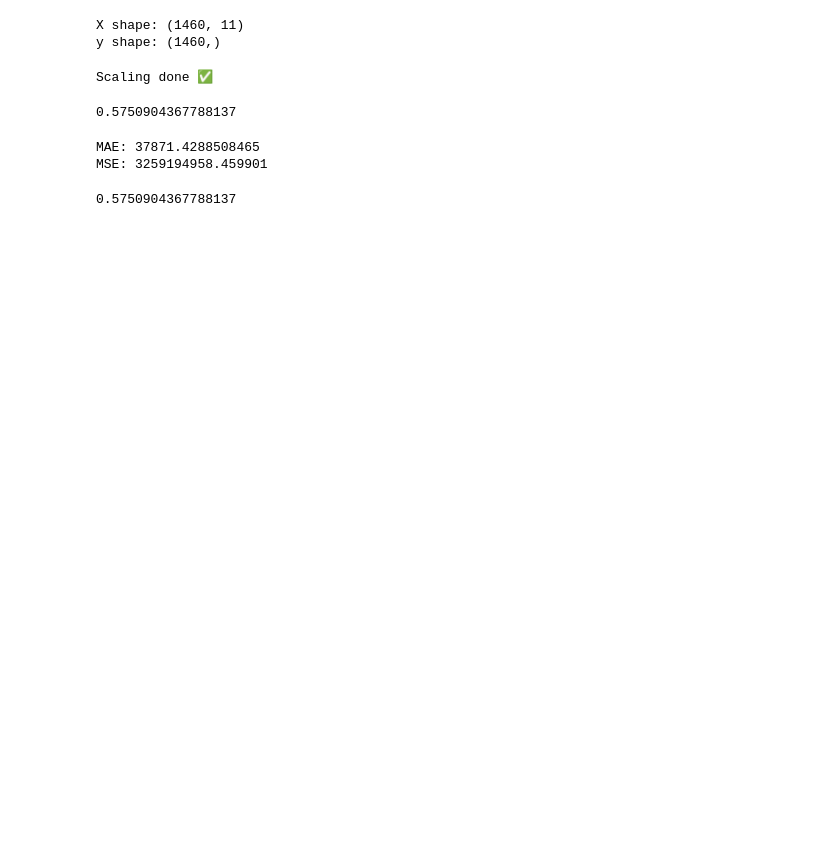
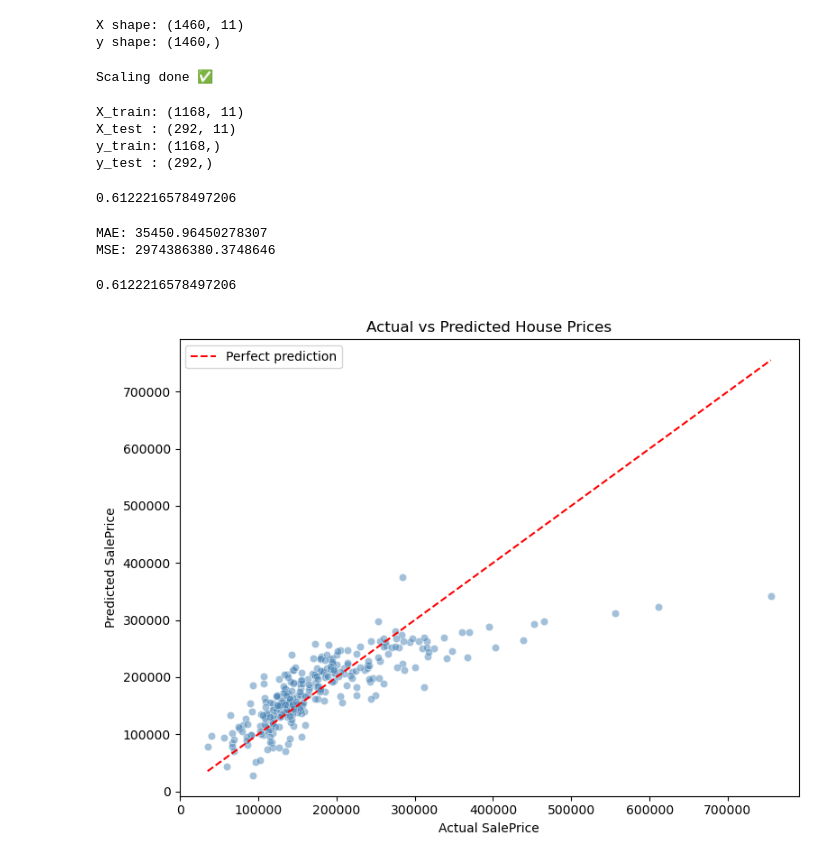
Before and after one commit to madhav-rana/homevista-house-price-prediction, a Jupyter notebook: house_price_predictor.ipynb, the cells around one changed output. Cells and saved outputs as stored; diff of their text form; code cells hidden in the pictures; blank space fills up the shorter version.

Commit message:
add: plot to  Visualise predictions vs actual value, r2_score : 0.612

```diff
--- a/house_price_predictor.ipynb
+++ b/house_price_predictor.ipynb
@@ -159,26 +159,23 @@ print("Scaling done ✅")
 # %% [output]
 Scaling done ✅
 # %%
+# ── Train Test Split ──────────────────────────────────
+
 from sklearn.model_selection import train_test_split
 
-# Splitting the data
-X_train, X_test, y_train, y_test = train_test_split(X, y, test_size=0.2, random_state=42)
+# 20% for testing
+X_train, X_test, y_train, y_test = train_test_split(X_scaled, y, test_size=0.2, random_state=42)
 
-
-
-# ── Train Test Split ──────────────────────────────────
-from sklearn.model_selection import train_test_split
-
-X_train, X_test, y_train, y_test = train_test_split(
-    X_scaled, y,
-    test_size=0.2,      # 20% for testing
-    random_state=42     # so results are reproducible
-)
 
 print("X_train:", X_train.shape)
 print("X_test :", X_test.shape)
 print("y_train:", y_train.shape)
 print("y_test :", y_test.shape)
+# %% [output]
+X_train: (1168, 11)
+X_test : (292, 11)
+y_train: (1168,)
+y_test : (292,)
 # %%
 from sklearn.linear_model import LinearRegression
 
@@ -190,7 +187,7 @@ y_pred = regr.predict(X_test)
 
 regr.score(X_test, y_test)  # returns R² score by default
 # %% [output]
-0.5750904367788137
+0.6122216578497206
 # %%
 from sklearn.metrics import mean_absolute_error, mean_squared_error
 
@@ -200,8 +197,8 @@ mse = mean_squared_error(y_true=y_test, y_pred=y_pred)
 print("MAE:", mae)
 print("MSE:", mse)
 # %% [output]
-MAE: 37871.4288508465
-MSE: 3259194958.459901
+MAE: 35450.96450278307
+MSE: 2974386380.3748646
 # %%
 from sklearn.metrics import r2_score
 
@@ -209,4 +206,34 @@ y_pred = regr.predict(X_test)
 r2_score = r2_score(y_test, y_pred)
 print(r2_score)
 # %% [output]
-0.5750904367788137
+0.6122216578497206
+# %%
+# ── Actual vs Predicted Plot ──────────────────────────
+import matplotlib.pyplot as plt
+plt.figure(figsize=(8, 6))
+plt.scatter(y_test, y_pred, alpha=0.5, color='steelblue', edgecolors='white', linewidth=0.5)
+plt.plot([y_test.min(), y_test.max()],
+         [y_test.min(), y_test.max()],
+         color='red', linewidth=1.5, linestyle='--', label='Perfect prediction')
+plt.xlabel('Actual SalePrice')
+plt.ylabel('Predicted SalePrice')
+plt.title('Actual vs Predicted House Prices')
+plt.legend()
+plt.tight_layout()
+plt.show()
+
+
+
+
+
+
+# if
+# prediction = actual, the point lies exactly on this line
+
+# points close to the line mean good predictions
+
+# points above the line mean the model overpredicted
+
+# points below the line mean the model underpredicted
+# %% [output]
+[figure, added]
```
